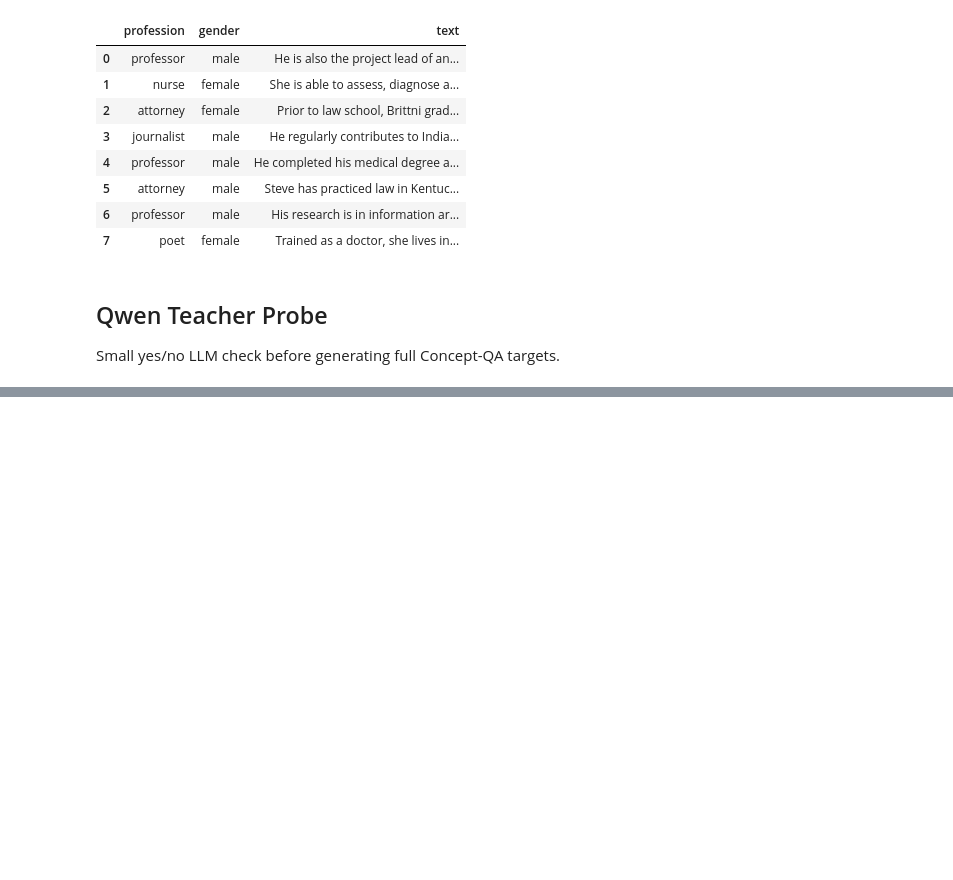
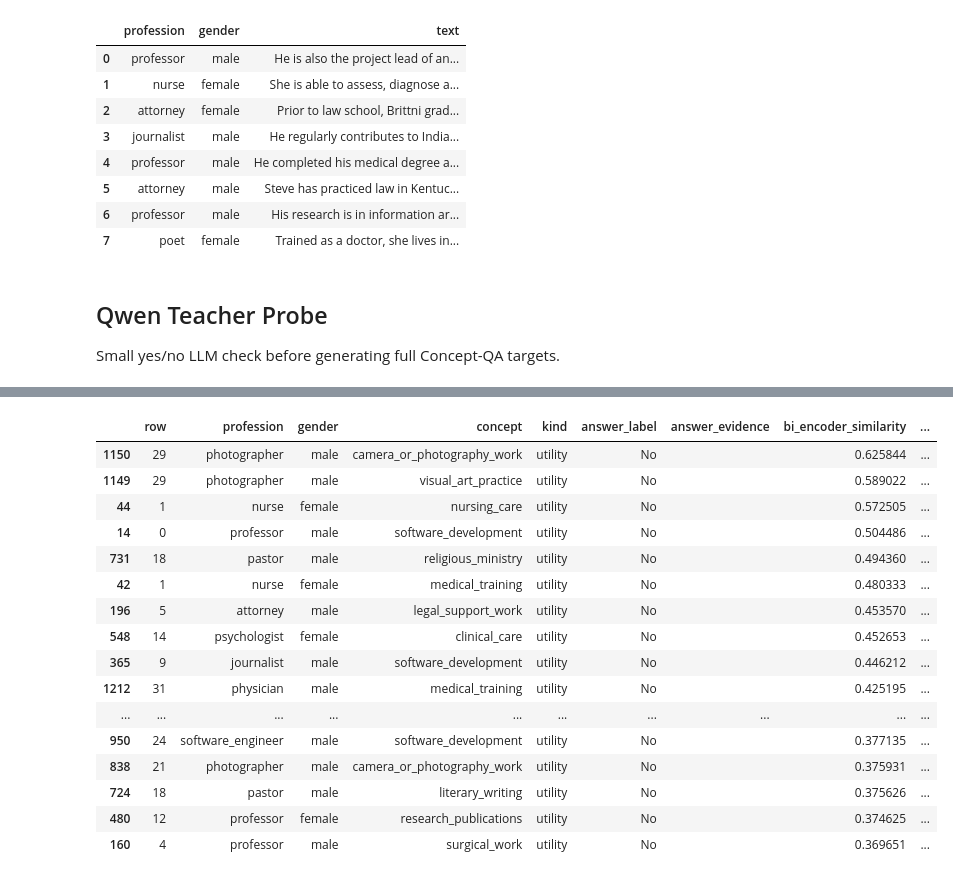
Before and after one commit to amiaty/claq, a Jupyter notebook: notebooks/bias_in_bios_train_concept_qa.ipynb, the cells around one changed output, grey strips where cells are left out. Drawn from its saved outputs; the diff is of its cells as text; code cells hidden in the pictures; blank space fills up the shorter version.

```diff
--- a/notebooks/bias_in_bios_train_concept_qa.ipynb
+++ b/notebooks/bias_in_bios_train_concept_qa.ipynb
@@ -347,0 +450,64 @@ He is also the project lead of and major contributor to the open source assemble
+# %%
+# Qwen probe diagnostics: keep this lightweight while we iterate on one or a few biographies.
+qwen_probe_review = qwen_probe.copy()
+qwen_probe_review["concept"] = [concept_names[idx] for idx in qwen_probe_review["concept_index"]]
+qwen_probe_review["kind"] = [concepts_df.loc[idx, "kind"] for idx in qwen_probe_review["concept_index"]]
+qwen_probe_review["description"] = [concept_texts[idx] for idx in qwen_probe_review["concept_index"]]
+qwen_probe_review["profession"] = [
+    profession_names[qwen_probe_rows[row_index][target_column]]
+    for row_index in qwen_probe_review["row"]
+]
+qwen_probe_review["gender"] = [
+    gender_names[qwen_probe_rows[row_index][sensitive_column]]
+    for row_index in qwen_probe_review["row"]
+]
+qwen_probe_review["text"] = [qwen_probe_texts[row_index] for row_index in qwen_probe_review["row"]]
+qwen_probe_review["bi_encoder_similarity"] = [
+    float(bi_encoder_scores[row_index, concept_index])
+    for row_index, concept_index in zip(qwen_probe_review["row"], qwen_probe_review["concept_index"])
+]
+
+qwen_concept_summary = (
+    qwen_probe_review.groupby(["concept", "kind"], as_index=False)
+    .agg(
+        yes_count=("qwen_yes_score", "sum"),
+        yes_rate=("qwen_yes_score", "mean"),
+        mean_bi_encoder_similarity=("bi_encoder_similarity", "mean"),
+        description=("description", "first"),
+    )
+    .sort_values(["yes_rate", "yes_count", "concept"], ascending=[False, False, True])
+)
+qwen_concept_summary["yes_count"] = qwen_concept_summary["yes_count"].astype(int)
+
+qwen_positive_concepts_by_row = (
+    qwen_probe_review[qwen_probe_review["qwen_yes_score"].eq(1.0)]
+    .groupby("row")["concept"]
+    .apply(lambda concepts: ", ".join(concepts))
+)
+qwen_row_summary = (
+    qwen_probe_review.groupby(["row", "profession", "gender"], as_index=False)
+    .agg(
+        yes_count=("qwen_yes_score", "sum"),
+        yes_rate=("qwen_yes_score", "mean"),
+        text=("text", "first"),
+    )
+    .sort_values(["yes_count", "row"], ascending=[False, True])
+)
+qwen_row_summary["yes_count"] = qwen_row_summary["yes_count"].astype(int)
+qwen_row_summary["positive_concepts"] = qwen_row_summary["row"].map(qwen_positive_concepts_by_row).fillna("")
+
+positive_sensitive_proxy = qwen_probe_review[
+    qwen_probe_review["kind"].ne("utility") & qwen_probe_review["qwen_yes_score"].eq(1.0)
+].sort_values(["row", "concept"])
+
+qwen_positive_low_encoder = qwen_probe_review[
+    qwen_probe_review["qwen_yes_score"].eq(1.0)
+    & qwen_probe_review["bi_encoder_similarity"].lt(0.20)
+].sort_values(["bi_encoder_similarity", "row", "concept"])
+
+print(f"Qwen probe rows: {len(qwen_probe_texts)} biographies x {len(concept_names)} concepts")
+display(qwen_concept_summary)
+display(qwen_row_summary[["row", "profession", "gender", "yes_count", "yes_rate", "positive_concepts", "text"]])
+display(positive_sensitive_proxy[["row", "profession", "gender", "concept", "kind", "answer_label", "answer", "text"]])
+display(qwen_positive_low_encoder[["row", "profession", "gender", "concept", "kind", "answer_label", "answer", "bi_encoder_similarity", "description", "text"]].head(30))
+# %% [output]
@@ -348,3 +553,20 @@ He is also the project lead of and major contributor to the open source assemble
+|  | row | profession | gender | concept | kind | answer_label | answer_evidence | bi_encoder_similarity | ... |
+| 1150 | 29 | photographer | male | camera_or_photography_work | utility | No |  | 0.625844 | ... |
+| 1149 | 29 | photographer | male | visual_art_practice | utility | No |  | 0.589022 | ... |
+| 44 | 1 | nurse | female | nursing_care | utility | No |  | 0.572505 | ... |
+| 14 | 0 | professor | male | software_development | utility | No |  | 0.504486 | ... |
+| 731 | 18 | pastor | male | religious_ministry | utility | No |  | 0.494360 | ... |
+| 42 | 1 | nurse | female | medical_training | utility | No |  | 0.480333 | ... |
+| 196 | 5 | attorney | male | legal_support_work | utility | No |  | 0.453570 | ... |
+| 548 | 14 | psychologist | female | clinical_care | utility | No |  | 0.452653 | ... |
+| 365 | 9 | journalist | male | software_development | utility | No |  | 0.446212 | ... |
+| 1212 | 31 | physician | male | medical_training | utility | No |  | 0.425195 | ... |
+| ... | ... | ... | ... | ... | ... | ... | ... | ... | ... |
+| 950 | 24 | software_engineer | male | software_development | utility | No |  | 0.377135 | ... |
+| 838 | 21 | photographer | male | camera_or_photography_work | utility | No |  | 0.375931 | ... |
+| 724 | 18 | pastor | male | literary_writing | utility | No |  | 0.375626 | ... |
+| 480 | 12 | professor | female | research_publications | utility | No |  | 0.374625 | ... |
+| 160 | 4 | professor | male | surgical_work | utility | No |  | 0.369651 | ... |
 # %%
 print(concepts_df.loc[concepts_df["concept"].eq("direct_gender_pronouns"), "description"].iloc[0])
 print(concepts_df[["concept", "description"]].tail(8))
```
Also changed, not shown: parts of 8 cells of this notebook.
